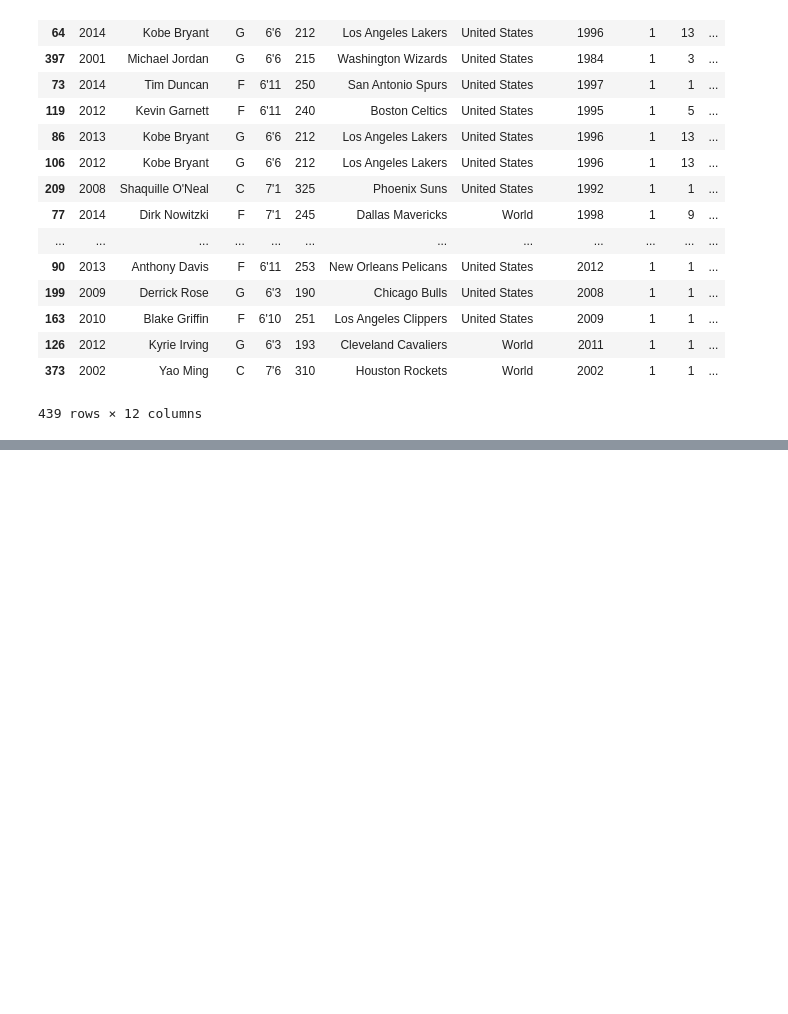
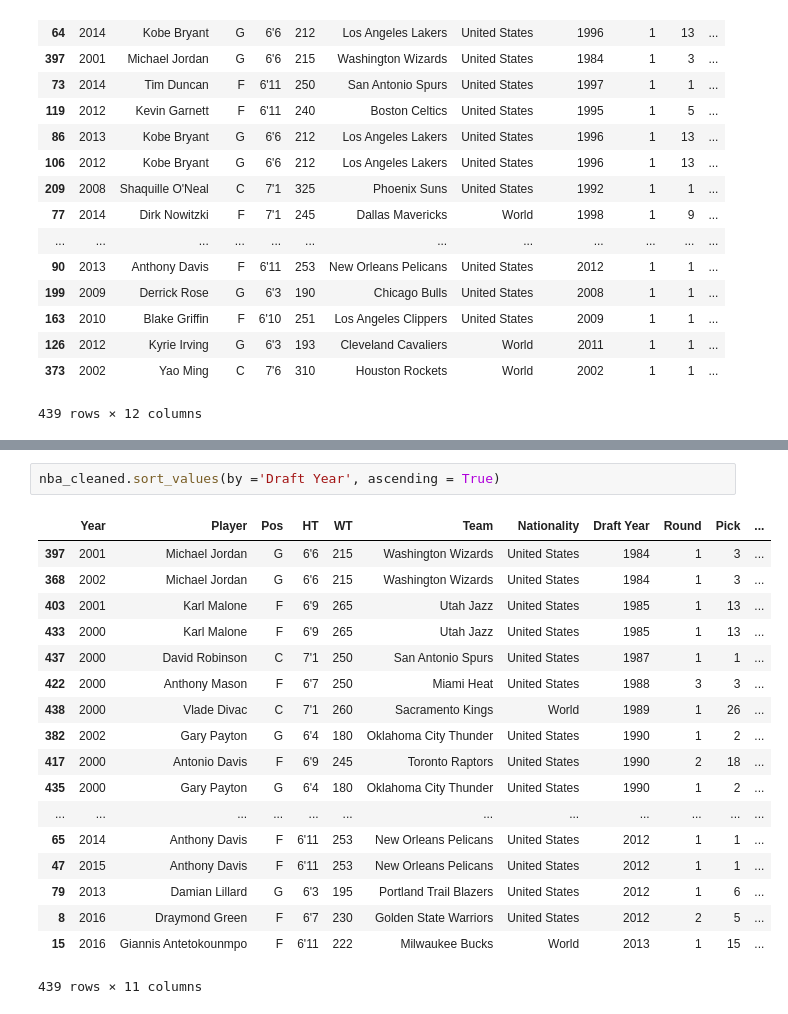
Before and after one commit to aclao89/NBA_All_Stars, a Jupyter notebook: Data Exploration for NBA All Star Games .ipynb, the cells around one changed output, grey strips where cells are left out. Saved outputs shown, nothing was run; the diff lists cells and outputs as text; blank space fills up the shorter version.

```diff
--- a/Data Exploration for NBA All Star Games .ipynb
+++ b/Data Exploration for NBA All Star Games .ipynb
@@ -581,0 +595,21 @@ df.sort_values(by = 'Years in League until All-Star Selection', ascending = Fals
+# %%
+nba_cleaned.sort_values(by ='Draft Year', ascending = True)
+# %% [output]
+|  | Year | Player | Pos | HT | WT | Team | Nationality | Draft Year | Round | Pick | ... |
+| 397 | 2001 | Michael Jordan | G | 6'6 | 215 | Washington Wizards | United States | 1984 | 1 | 3 | ... |
+| 368 | 2002 | Michael Jordan | G | 6'6 | 215 | Washington Wizards | United States | 1984 | 1 | 3 | ... |
+| 403 | 2001 | Karl Malone | F | 6'9 | 265 | Utah Jazz | United States | 1985 | 1 | 13 | ... |
+| 433 | 2000 | Karl Malone | F | 6'9 | 265 | Utah Jazz | United States | 1985 | 1 | 13 | ... |
+| 437 | 2000 | David Robinson | C | 7'1 | 250 | San Antonio Spurs | United States | 1987 | 1 | 1 | ... |
+| 422 | 2000 | Anthony Mason | F | 6'7 | 250 | Miami Heat | United States | 1988 | 3 | 3 | ... |
+| 438 | 2000 | Vlade Divac | C | 7'1 | 260 | Sacramento Kings | World | 1989 | 1 | 26 | ... |
+| 382 | 2002 | Gary Payton | G | 6'4 | 180 | Oklahoma City Thunder | United States | 1990 | 1 | 2 | ... |
+| 417 | 2000 | Antonio Davis | F | 6'9 | 245 | Toronto Raptors | United States | 1990 | 2 | 18 | ... |
+| 435 | 2000 | Gary Payton | G | 6'4 | 180 | Oklahoma City Thunder | United States | 1990 | 1 | 2 | ... |
+| ... | ... | ... | ... | ... | ... | ... | ... | ... | ... | ... | ... |
+| 65 | 2014 | Anthony Davis | F | 6'11 | 253 | New Orleans Pelicans | United States | 2012 | 1 | 1 | ... |
+| 47 | 2015 | Anthony Davis | F | 6'11 | 253 | New Orleans Pelicans | United States | 2012 | 1 | 1 | ... |
+| 79 | 2013 | Damian Lillard | G | 6'3 | 195 | Portland Trail Blazers | United States | 2012 | 1 | 6 | ... |
+| 8 | 2016 | Draymond Green | F | 6'7 | 230 | Golden State Warriors | United States | 2012 | 2 | 5 | ... |
+| 15 | 2016 | Giannis Antetokounmpo | F | 6'11 | 222 | Milwaukee Bucks | World | 2013 | 1 | 15 | ... |
+439 rows × 11 columns
```
Also changed, not shown: parts of 6 cells of this notebook.
